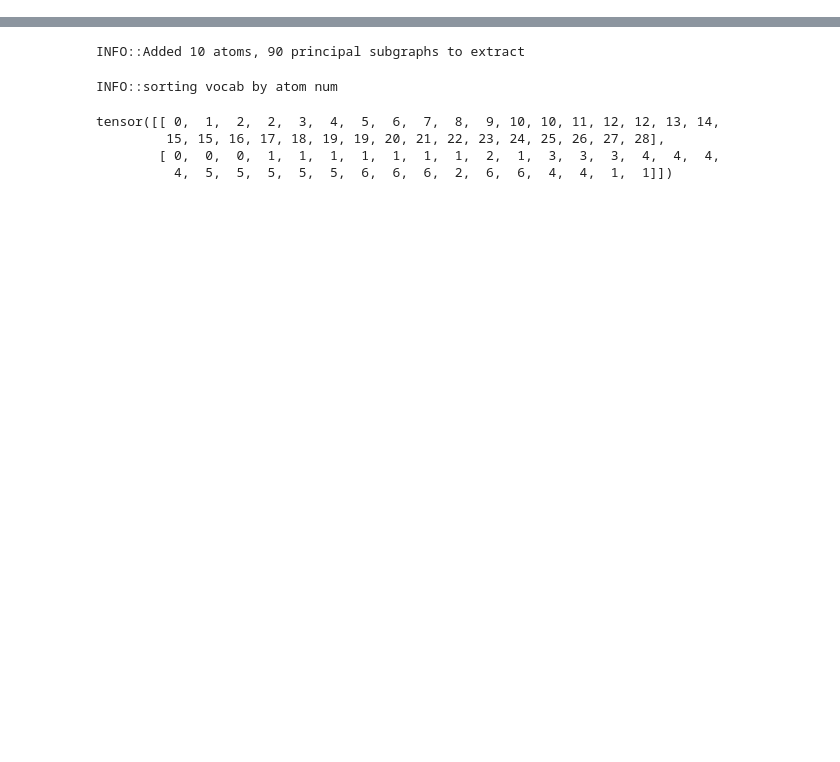
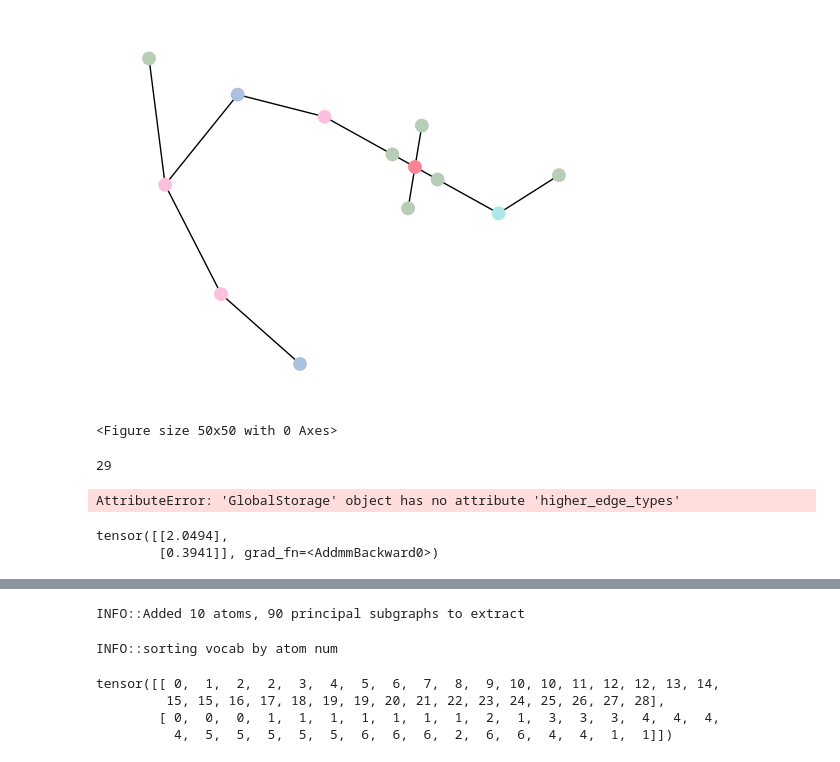
Before and after one commit to KemperNiklas/FragNet, a Jupyter notebook: datasets/fragmentation_test.ipynb, the cells around one changed output, grey strips where cells are left out. Saved outputs shown, nothing was run; the diff lists cells and outputs as text; code cells hidden in the pictures; blank space fills up the shorter version.

```diff
--- a/datasets/fragmentation_test.ipynb
+++ b/datasets/fragmentation_test.ipynb
@@ -18,0 +47,9 @@ import datasets.fragmentations.fragmentations as frag
+# %%
+from IPython.display import SVG
+from visualization.visualize_molecules import to_SVG
+rings_edges = frag.RingsPaths(vocab_size = 15, max_ring = 10, cut_leafs = False)
+higher_level = frag.HigherLevelGraph(vocab_size = 16, neighbor = "tree")
+SVG_1, SVG_2  = to_SVG(higher_level(rings_edges(data[0])), higher_level= True, add_idx=True)
+display(SVG(SVG_1))
+display(SVG(SVG_2))
+# %% [output]
@@ -18,0 +58,19 @@ import datasets.fragmentations.fragmentations as frag
+[figure, added]
+<Figure size 50x50 with 0 Axes>
+# %%
+data_pre.x.size(0)
+# %% [output]
+29
+# %%
+from models.hlg import HLG, HLGAlternative
+from models.lightning_models import mae_loss
+import torch
+torch.autograd.set_detect_anomaly(True)
+message_types = {"atom2atom": False, "atom2frag": True, "frag2edge": False, "atom2edge": False, "edge2edge": False, "edge2frag": False, "atom2mol": False, "mol2edge": False, "edge2mol": False, "frag2mol": False, "mol2atom": False, "mol2frag": False, "atomfrag2atom": False, "frag2frag": True}
+h = HLGAlternative(data_pre.x.size(1), 10,11, hidden_channels=32, hidden_channels_edge=32, hidden_channels_frag=32, hidden_channels_mol = 8, out_channels=1, num_layers = 3, num_layers_message_before= 0, num_layers_message_after=1, message_types = message_types, attention = False, higher_level_edge_features= "basic", concat = 20, residuals = True, process_after = 2)
+batch = next(iter(dataloader))
+xhat = h(batch)
+loss = mae_loss(xhat, batch, "train")
+loss.backward()
+# %% [output]
+AttributeError: 'GlobalStorage' object has no attribute 'higher_edge_types'
@@ -18,0 +85,9 @@ import datasets.fragmentations.fragmentations as frag
+# %%
+from models.gcn import CliqueEncoder, HimpNet, HimpNetAlternative
+h = HimpNetAlternative(data_pre.x.size(0), 11, 10,10,1, 3, 0,linear_atom_encoder= False,encoding_size_scaling= True, degree_scaling = False, inter_message_passing = True, higher_message_passing =True, low_high_edges = False, fragment_specific= True, reduction = "mean", concat = False, graph_rep = True, graph_rep_node = True, inter_message_params = {"num_layers":3}, hidden_channels_sub=60)
+#c = CliqueEncoder(11, 4, encoding_size_scaling=False)
+h(next(iter(dataloader)))
+#h(data_pre)
+# %% [output]
+tensor([[2.0494],
+        [0.3941]], grad_fn=<AddmmBackward0>)
```
Also changed, not shown: parts of 20 cells of this notebook, 25 other files.
